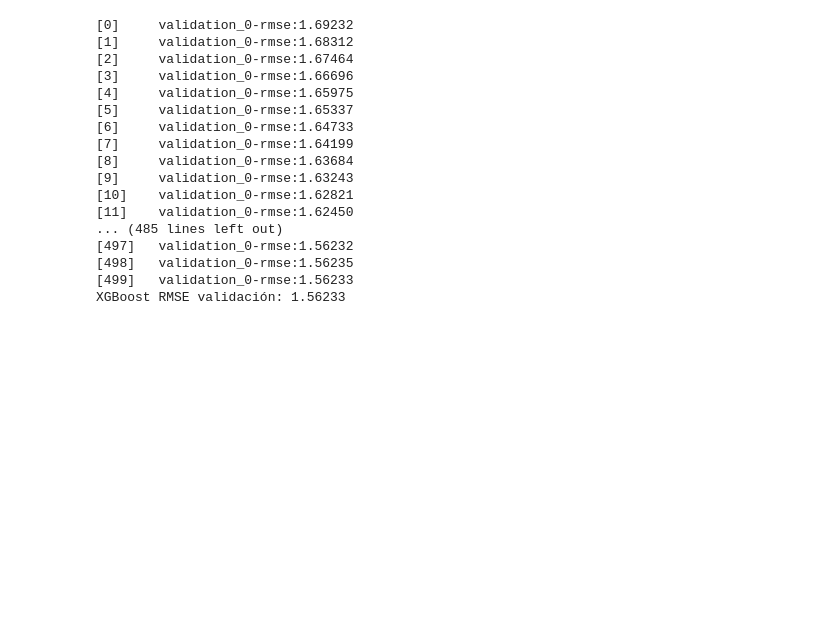
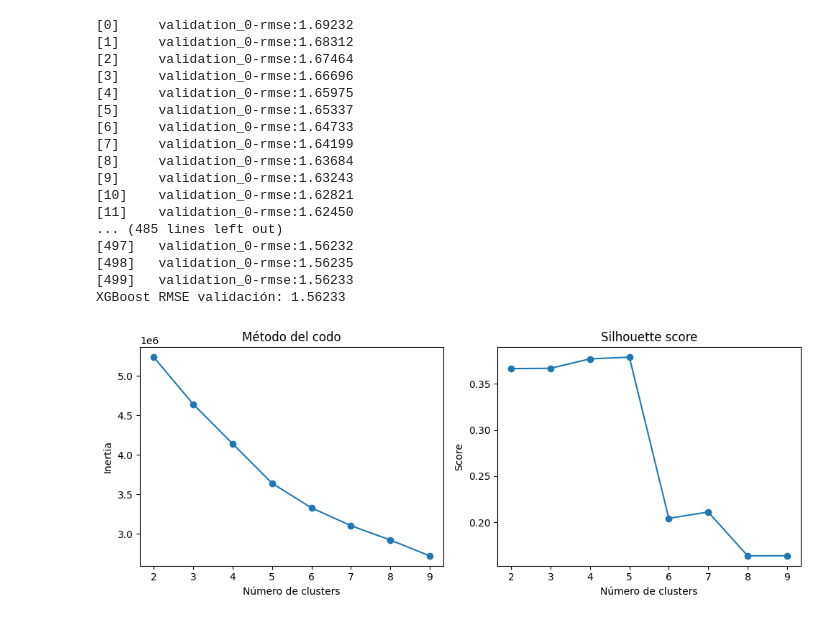
Before and after one commit to paulsantillan787/elo-data-mining, a Jupyter notebook: prep_v4.ipynb, the cells around one changed output. Saved outputs shown, nothing was run; the diff lists cells and outputs as text; code cells hidden in the pictures; blank space fills up the shorter version.

Commit message:
Clustering

```diff
--- a/prep_v4.ipynb
+++ b/prep_v4.ipynb
@@ -2289,3 +2894,5 @@ print(f"XGBoost RMSE validación: {rmse_xgb:.5f}")
 [498]   validation_0-rmse:1.56235
 [499]   validation_0-rmse:1.56233
 XGBoost RMSE validación: 1.56233
+# %%
+df_final = pl.read_parquet("src/train_processed_final_predicted.parquet")
@@ -2291,0 +2945,32 @@ XGBoost RMSE validación: 1.56233
+# %%
+from sklearn.cluster import KMeans
+from sklearn.metrics import silhouette_score
+import matplotlib.pyplot as plt
+
+inertia = []
+silhouette = []
+K = range(2, 10)
+
+for k in K:
+    kmeans = KMeans(n_clusters=k, random_state=42, n_init=10)
+    labels = kmeans.fit_predict(X_scaled)
+    inertia.append(kmeans.inertia_)
+    silhouette.append(silhouette_score(X_scaled, labels))
+
+plt.figure(figsize=(10,4))
+plt.subplot(1,2,1)
+plt.plot(K, inertia, marker='o')
+plt.title('Método del codo')
+plt.xlabel('Número de clusters')
+plt.ylabel('Inertia')
+
+plt.subplot(1,2,2)
+plt.plot(K, silhouette, marker='o')
+plt.title('Silhouette score')
+plt.xlabel('Número de clusters')
+plt.ylabel('Score')
+
+plt.tight_layout()
+plt.show()
+# %% [output]
+[figure, added]
```
Also changed, not shown: parts of 73 cells of this notebook.
